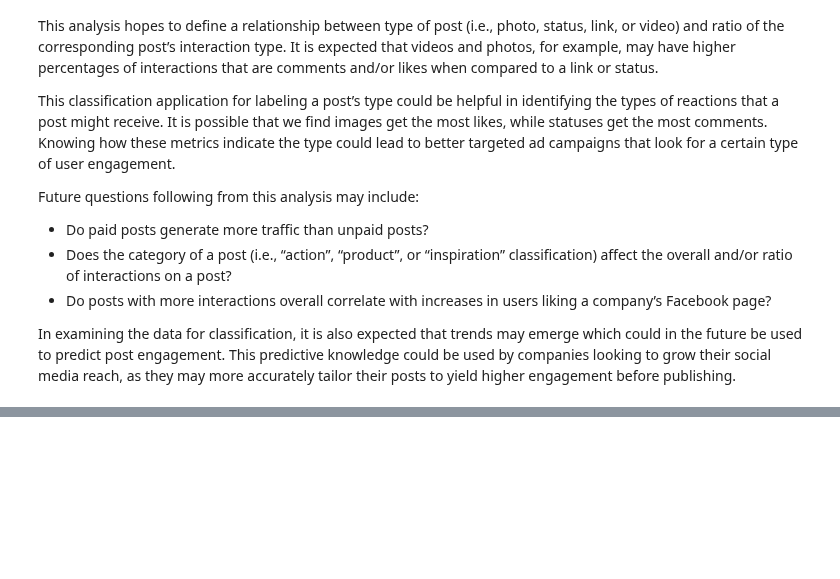
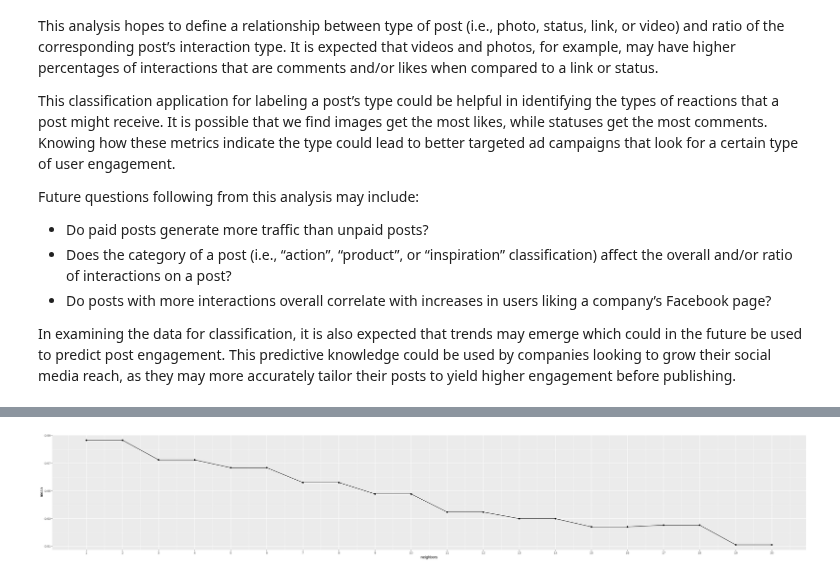
Before and after one commit to lucykvs/DSCI100-Project, a Jupyter notebook: Project.ipynb, the cells around one changed output, grey strips where cells are left out. Cells and saved outputs as stored; diff of their text form; code cells hidden in the pictures; blank space fills up the shorter version.

```diff
--- a/Project.ipynb
+++ b/Project.ipynb
@@ -383,0 +503,5 @@ fb_plot <- upsample_fb %>%
+# %%
+# Create the tune spec
+knn_spec_tune <- nearest_neighbor(weight_func = "rectangular", neighbors = tune()) %>%
+            set_engine("kknn") %>%
+            set_mode("classification")
@@ -383,0 +549,3 @@ fb_plot <- upsample_fb %>%
+# %%
+baked_fb <- bake(fb_recipe, fb_train_upsampled)
+baked_fb
@@ -383,0 +592,13 @@ fb_plot <- upsample_fb %>%
+# %%
+# Create vfolds with v
+fb_vfold <- vfold_cv(baked_fb, v = 20, strata = type)
+# %%
+gridvals = tibble(neighbors = 1:20)
+
+fb_fit <- workflow() %>%
+        add_recipe(fb_recipe) %>%
+        add_model(knn_spec_tune) %>%
+        tune_grid(resamples = fb_vfold, grid = gridvals) %>%
+        collect_metrics()
+
+fb_fit
@@ -383,0 +626,9 @@ fb_plot <- upsample_fb %>%
+# %%
+fb_filtered <- fb_fit %>% filter(.metric == "accuracy")
+
+fb_filtered %>% ggplot(aes(x = neighbors, y = mean)) +
+            geom_point() +
+            geom_line() +
+            scale_x_continuous(breaks = 1:20)
+# %% [output]
+[figure, added]
```
Also changed, not shown: parts of 57 cells of this notebook, 3 other files.
